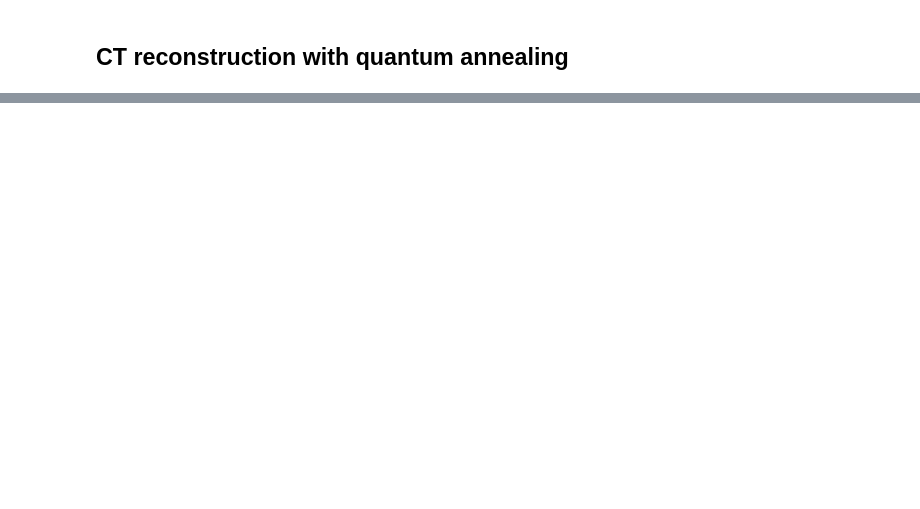
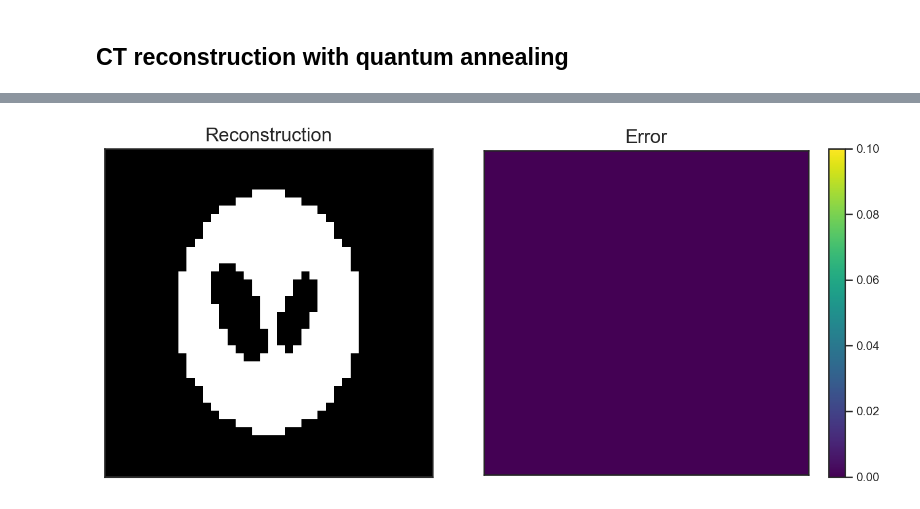
Before and after one commit to tatsy/QA-CT, a Jupyter notebook: ct_recon.ipynb, the cells around one changed output, grey strips where cells are left out. Saved outputs shown, nothing was run; the diff lists cells and outputs as text; code cells hidden in the pictures; blank space fills up the shorter version.

```diff
--- a/ct_recon.ipynb
+++ b/ct_recon.ipynb
@@ -100,10 +126,10 @@ plt.show()
 ## CT reconstruction with quantum annealing
 # %%
 # Binary variables
-bb = Array.create("bb", shape=(H, W), vartype="BINARY")
+vars = Array.create("x", shape=(H, W), vartype="BINARY")
 
 # Construct QUBO
-L = 0.0
+H0 = 0.0
 for n, a in enumerate(angles):
     theta = np.rad2deg(a)
     rot = cv2.getRotationMatrix2D((W // 2, H // 2), theta, 1.0)
@@ -112,7 +138,8 @@ for n, a in enumerate(angles):
         rot,
         (W, H),
         flags=cv2.INTER_LINEAR,
-        borderMode=cv2.BORDER_REPLICATE,
+        borderMode=cv2.BORDER_CONSTANT,
+        borderValue=9999,
     )
 
     for j in range(W):
@@ -124,9 +151,9 @@ for n, a in enumerate(angles):
 
             xi, yi = int(xp), int(yp)
             xt, yt = xp - xi, yp - yi
-            val += (1 - xt) * (1 - yt) * bb[yi, xi]
-            val += xt * (1 - yt) * bb[yi, xi + 1]
-            val += (1 - xt) * yt * bb[yi + 1, xi]
-            val += xt * yt * bb[yi + 1, xi + 1]
+            val += (1 - xt) * (1 - yt) * vars[yi, xi]
+            val += xt * (1 - yt) * vars[yi, xi + 1]
+            val += (1 - xt) * yt * vars[yi + 1, xi]
+            val += xt * yt * vars[yi + 1, xi + 1]
 
-        L += (val - sino[n, j])**2
+        H0 += (val - sino[n, j]) ** 2
@@ -147,18 +184,23 @@ print(best_sample.energy)
 pred = np.zeros((H, W), dtype="float32")
 for y, x in product(range(H), range(W)):
     try:
-        pred[y, x] = best_sample.array("bb", (y, x))
-    except KeyError:
+        pred[y, x] = best_sample.array("x", (y, x))
+    except IndexError:
         pass
 
 # Error
 err = np.abs(image - pred)
 # %%
 # Show result and error
-fig, axs = plt.subplots(1, 2)
+fig, axs = plt.subplots(1, 2, figsize=(10, 4.5))
 axs[0].imshow(pred, cmap="gray")
 axs[0].set_title("Reconstruction")
+axs[0].set(xticks=[], yticks=[])
 ims_err = axs[1].imshow(err, vmin=0.0, vmax=0.1, cmap="viridis")
-fig.colorbar(ims_err, ax=axs[1], shrink=0.5)
+fig.colorbar(ims_err, ax=axs[1])
 axs[1].set_title("Error")
+axs[1].set(xticks=[], yticks=[])
+plt.tight_layout()
 plt.show()
+# %% [output]
+[figure, added]
```
Also changed, not shown: parts of 11 cells of this notebook, 2 other files.
